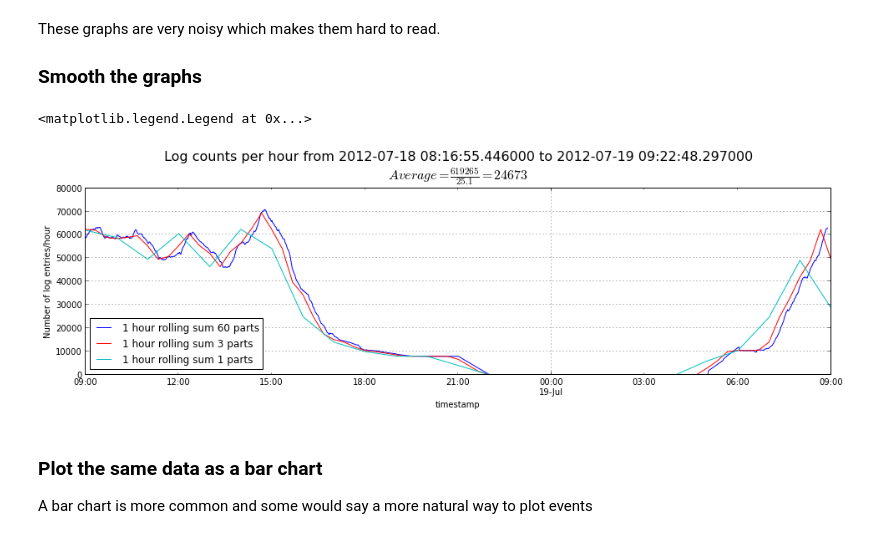
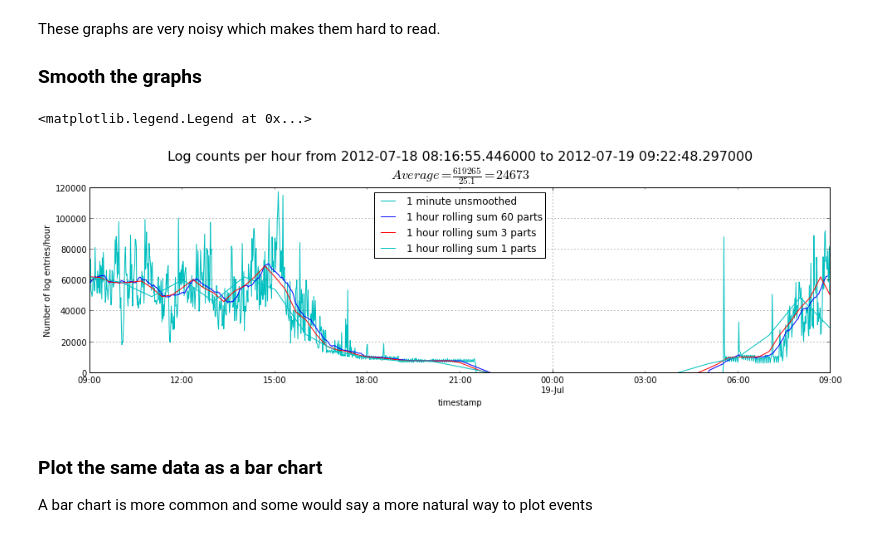
Before and after one commit to peterwilliams97/log_analysis, a Jupyter notebook: nb_pandas.ipynb, the cells around one changed output. Drawn from its saved outputs; the diff is of its cells as text; code cells hidden in the pictures.

```diff
--- a/nb_pandas.ipynb
+++ b/nb_pandas.ipynb
@@ -216,23 +216,23 @@ These graphs are very noisy which makes them hard to read.
 # %%
 # Plot the unsmoothed data in log entries/hour
 unsmoothed = df.logfile.resample('1min', how='count', convention='center')* 60
-#unsmoothed['2012-07-18 09:00' : '2012-07-19 09:00'].plot(style='c--', label='1 minute unsmoothed')
+unsmoothed['2012-07-18 09:00' : '2012-07-19 09:00'].plot(style='c', label='1 minute unsmoothed')
 
 # Plot the data sample at intervals of of 1, 10, and 60 minutes then smoothed to a 60 minute rolling sum.
 for period in 1, 20, 60:
     rolling_sum = pd.rolling_sum(df.logfile.resample('%dmin' % period, how='count', convention='center'), 60//period, center=True )
     rolling_sum['2012-07-18 09:00' : '2012-07-19 09:00'].plot(label='1 hour rolling sum %d parts' % (60//period))
 
 hours = (df.index.max() - df.index.min()).total_seconds()/3600
 title(r'''Log counts per hour from %s to %s
 $Average=\frac{%d}{%.1f}=%d$
 ''' % (df.index.min(), df.index.max(),
         len(df), hours, int(len(df)/hours)), size=16)
 ylabel('Number of log entries/hour')
 legend()
 # %% [output]
 <matplotlib.legend.Legend at 0x...>
-[figure, old version]
+[figure, new version]
 # %% [markdown]
 ### Plot the same data as a bar chart
 A bar chart is more common and some would say a more natural way to plot events
```
Also changed, not shown: 1 other file.
